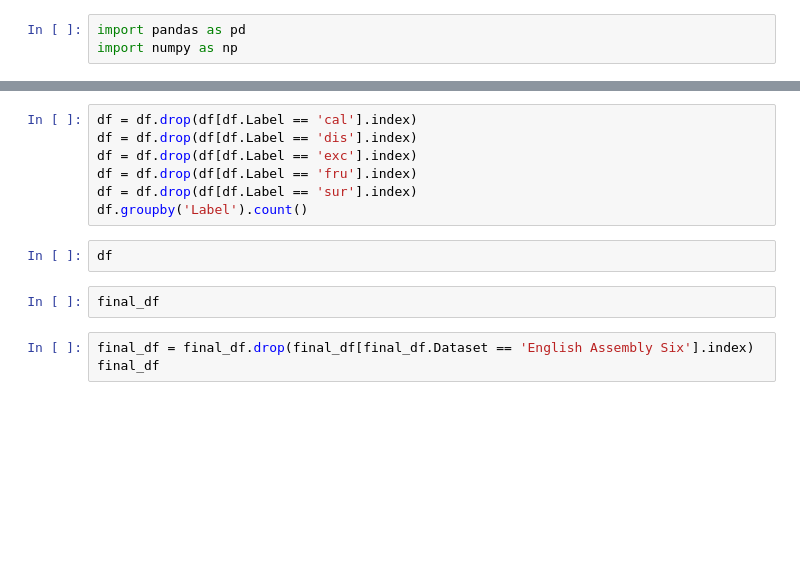
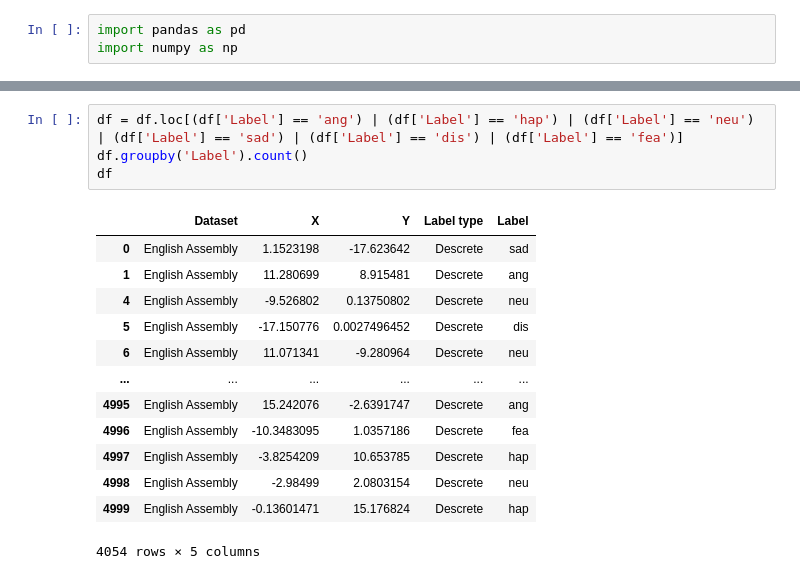
Before and after one commit to iamryabinov/SER_SVM_KNN, a Jupyter notebook: playground.ipynb, the cells around one changed output, grey strips where cells are left out. Saved outputs shown, nothing was run; the diff lists cells and outputs as text; blank space fills up the shorter version.

```diff
--- a/playground.ipynb
+++ b/playground.ipynb
@@ -85,14 +71,18 @@ df.groupby('Label').count()
 # %%
-df = df.drop(df[df.Label == 'cal'].index)
-df = df.drop(df[df.Label == 'dis'].index)
-df = df.drop(df[df.Label == 'exc'].index)
-df = df.drop(df[df.Label == 'fru'].index)
-df = df.drop(df[df.Label == 'sur'].index)
+df = df.loc[(df['Label'] == 'ang') | (df['Label'] == 'hap') | (df['Label'] == 'neu') | (df['Label'] == 'sad') | (df['Label'] == 'dis') | (df['Label'] == 'fea')]
 df.groupby('Label').count()
+df
+# %% [output]
+|  | Dataset | X | Y | Label type | Label |
+| 0 | English Assembly | 1.1523198 | -17.623642 | Descrete | sad |
+| 1 | English Assembly | 11.280699 | 8.915481 | Descrete | ang |
+| 4 | English Assembly | -9.526802 | 0.13750802 | Descrete | neu |
+| 5 | English Assembly | -17.150776 | 0.0027496452 | Descrete | dis |
+| 6 | English Assembly | 11.071341 | -9.280964 | Descrete | neu |
+| ... | ... | ... | ... | ... | ... |
+| 4995 | English Assembly | 15.242076 | -2.6391747 | Descrete | ang |
+| 4996 | English Assembly | -10.3483095 | 1.0357186 | Descrete | fea |
+| 4997 | English Assembly | -3.8254209 | 10.653785 | Descrete | hap |
+| 4998 | English Assembly | -2.98499 | 2.0803154 | Descrete | neu |
+| 4999 | English Assembly | -0.13601471 | 15.176824 | Descrete | hap |
+4054 rows × 5 columns
-# %%
-df
-# %%
-final_df
-# %%
-final_df = final_df.drop(final_df[final_df.Dataset == 'English Assembly Six'].index)
-final_df
```
Also changed, not shown: parts of 33 cells of this notebook, 5 other files.
